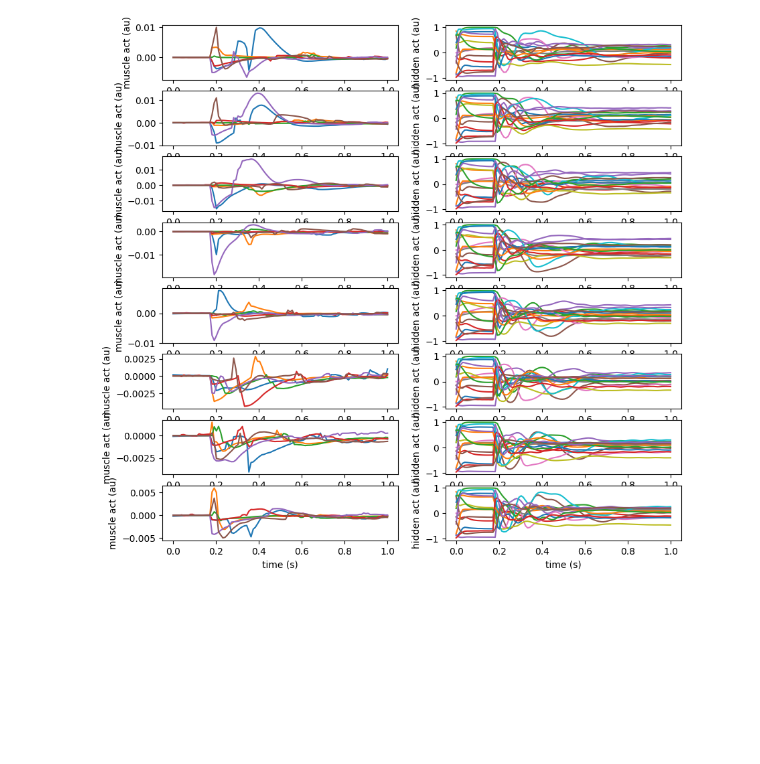
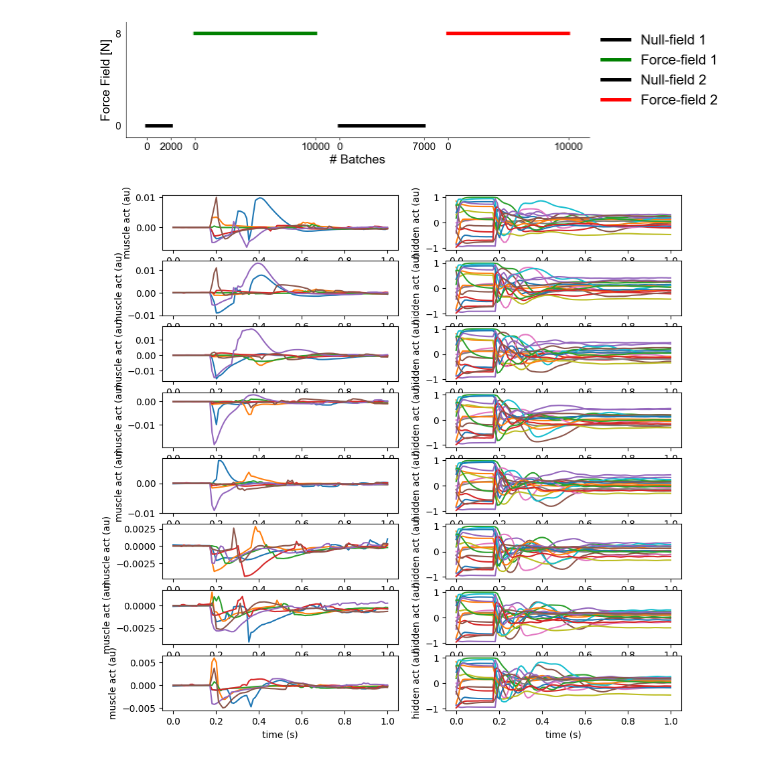
Before and after one commit to mshahbazi1997/MotorSavingModel, a Jupyter notebook: notebooks/test_network.ipynb, the cells around one changed output. Saved outputs shown, nothing was run; the diff lists cells and outputs as text; code cells hidden in the pictures; blank space fills up the shorter version.

```diff
--- a/notebooks/test_network.ipynb
+++ b/notebooks/test_network.ipynb
@@ -70,3 +90,70 @@ plt.show()
+# %%
+import numpy as np
+
+fontsize_label = 18
+fontsize_tick = 15
+fontsize_legend = 20
+
+
+# Data
+#n_batches = [20000, 2000, 10000, 7000, 10000]
+n_batches = [2000, 10000, 7000, 10000]
+label_name
+force_field = [0, 8, 0, 8]
+colors = ['k', 'g', 'k', 'r']
+label_name = ['Null-field 1', 'Force-field 1', 'Null-field 2', 'Force-field 2']
+
+
+
+# Plot settings
+fig,ax = plt.subplots(1,1,figsize=(12, 3))
+
+plt.rcParams['font.family'] = "Arial"
+
+
+current_x = 0  # Starting point for the first batch
+gap = 2000  # Gap between each batch
+xticks = []
+xticklabels = []
+
+for i, batch_size in enumerate(n_batches):
+    # Generate x values for each batch starting from 0
+    x = np.arange(0, batch_size)
+    y = np.array([force_field[i]] * batch_size)
+
+    # Plot the batch
+    ax.plot(x + current_x, y, label=label_name[i],color = colors[i],linewidth=2)  # Offset x by current_x
+
+    # For x-ticks, show the start and end of each batch range
+    xticks.extend([current_x, current_x + batch_size])
+    xticklabels.extend(['1', str(batch_size-1)])
+
+    current_x += batch_size + gap  # Move to the start of the next batch
+
+# Set custom x-ticks and labels
+plt.xticks(ticks=xticks, labels=xticklabels)
+
+plt.ylim(-1,9)
+plt.yticks([0,8])
+
+
+
+plt.xlabel('# Batches', fontsize = fontsize_label)
+plt.ylabel('Force Field [N]', fontsize = fontsize_label)
+plt.legend(title = '',frameon = False, bbox_to_anchor= (1,1), fontsize=fontsize_legend)
+ax.xaxis.set_tick_params(labelsize=fontsize_tick)
+ax.yaxis.set_tick_params(labelsize=fontsize_tick)
+
+ax.spines['top'].set_visible(False)
+ax.spines['right'].set_visible(False)
+plt.tick_params(left = False)
+
+
+plt.show()
+
+fig.savefig(os.path.join(save_fig,'training.pdf'),dpi=300,bbox_inches='tight')
+# %% [output]
+[figure, added]
 # %%
 i=1
 fig, ax = plot.plot_activation(data[1]['all_hidden'],data[3]['all_muscle']-data[1]['all_muscle'],figsize=(10,10))
```
Also changed, not shown: parts of 5 cells of this notebook, 4 other files.
